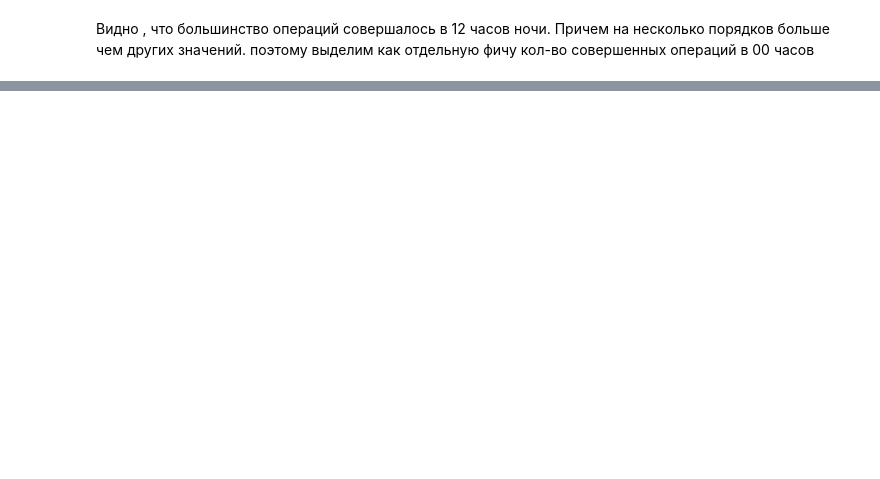
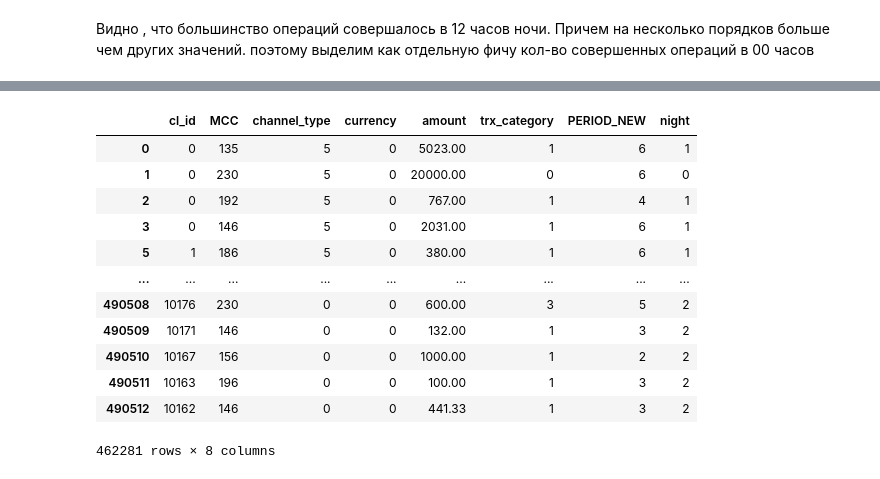
Before and after one commit to ddddrill/ds3-spring-2018, a Jupyter notebook: 3. Feature Engineering/3.2/FE_Homework_1.ipynb, the cells around one changed output, grey strips where cells are left out. Drawn from its saved outputs; the diff is of its cells as text; code cells hidden in the pictures; blank space fills up the shorter version.

```diff
--- a/3. Feature Engineering/3.2/FE_Homework_1.ipynb
+++ b/3. Feature Engineering/3.2/FE_Homework_1.ipynb
@@ -284,0 +282,34 @@ curr_df.dropna()
+# %%
+from sklearn import preprocessing
+label=preprocessing.LabelEncoder()
+
+label_df=curr_df.copy()
+
+# Выберем категориальные значения из curr_df
+cat_feature=list(curr_df.dtypes[curr_df.dtypes==object].index)
+
+# применим LabelEncoder
+for i in cat_feature:
+    label_df[f'{i}']=label.fit_transform(curr_df[f'{i}'])
+
+# Также закодируем и MCC и currency
+label_df['MCC']=label.fit_transform(label_df['MCC'])
+label_df['currency']=label.fit_transform(label_df['currency'])
+
+# Удалим не нужные столбцы
+label_df=label_df.drop(['TRDATETIME','target_sum','target_flag'], axis=1)
+label_df
+# %% [output]
+|  | cl_id | MCC | channel_type | currency | amount | trx_category | PERIOD_NEW | night |
+| 0 | 0 | 135 | 5 | 0 | 5023.00 | 1 | 6 | 1 |
+| 1 | 0 | 230 | 5 | 0 | 20000.00 | 0 | 6 | 0 |
+| 2 | 0 | 192 | 5 | 0 | 767.00 | 1 | 4 | 1 |
+| 3 | 0 | 146 | 5 | 0 | 2031.00 | 1 | 6 | 1 |
+| 5 | 1 | 186 | 5 | 0 | 380.00 | 1 | 6 | 1 |
+| ... | ... | ... | ... | ... | ... | ... | ... | ... |
+| 490508 | 10176 | 230 | 0 | 0 | 600.00 | 3 | 5 | 2 |
+| 490509 | 10171 | 146 | 0 | 0 | 132.00 | 1 | 3 | 2 |
+| 490510 | 10167 | 156 | 0 | 0 | 1000.00 | 1 | 2 | 2 |
+| 490511 | 10163 | 196 | 0 | 0 | 100.00 | 1 | 3 | 2 |
+| 490512 | 10162 | 146 | 0 | 0 | 441.33 | 1 | 3 | 2 |
+462281 rows × 8 columns
```
Also changed, not shown: parts of 24 cells of this notebook.
